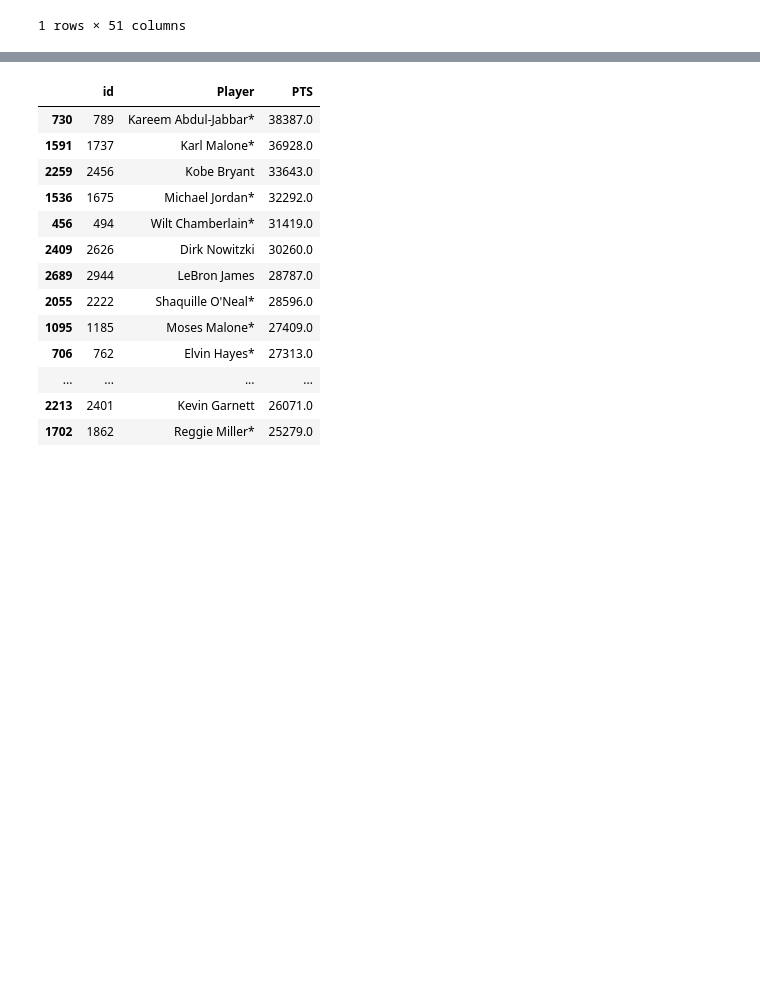
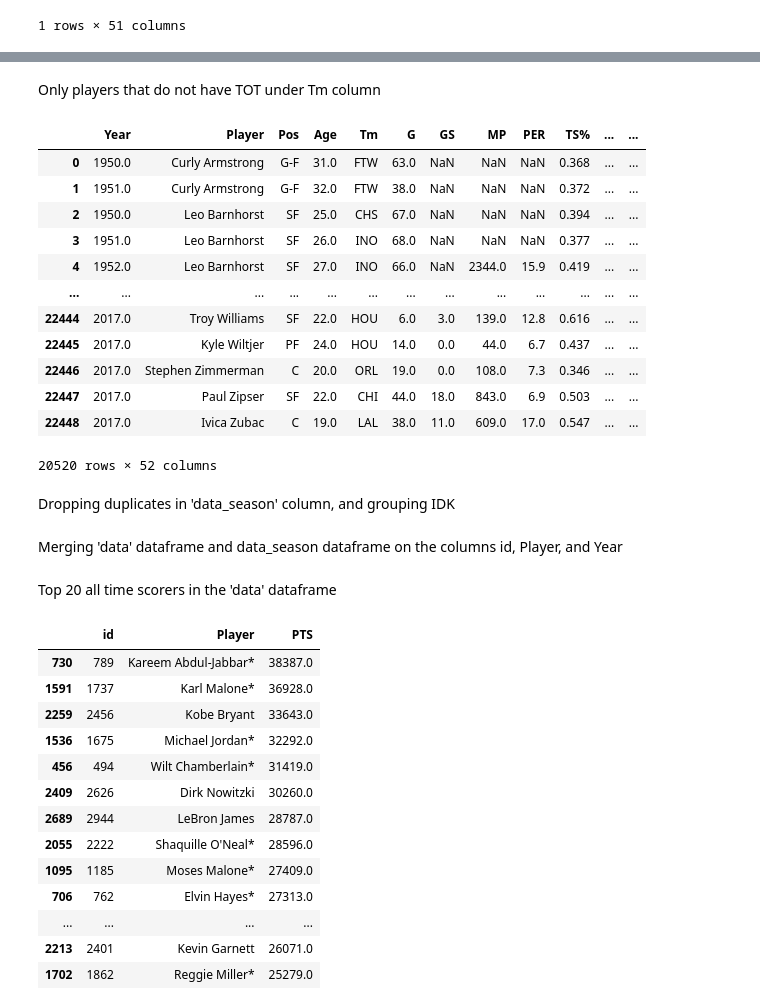
Before and after one commit to haydenj8/NBA_Project3, a Jupyter notebook: Predicting Hall of Famers.ipynb, the cells around one changed output, grey strips where cells are left out. Drawn from its saved outputs; the diff is of its cells as text; code cells hidden in the pictures; blank space fills up the shorter version.

```diff
--- a/Predicting Hall of Famers.ipynb
+++ b/Predicting Hall of Famers.ipynb
@@ -163,10 +292,33 @@ data = seasons_stats.merge(born, on=['Player', 'born'])
+# %% [markdown]
+Only players that do not have TOT under Tm column
 # %%
 data = data[data.Tm != 'TOT']
+data
+# %% [output]
+|  | Year | Player | Pos | Age | Tm | G | GS | MP | PER | TS% | ... | ... |
+| 0 | 1950.0 | Curly Armstrong | G-F | 31.0 | FTW | 63.0 | NaN | NaN | NaN | 0.368 | ... | ... |
+| 1 | 1951.0 | Curly Armstrong | G-F | 32.0 | FTW | 38.0 | NaN | NaN | NaN | 0.372 | ... | ... |
+| 2 | 1950.0 | Leo Barnhorst | SF | 25.0 | CHS | 67.0 | NaN | NaN | NaN | 0.394 | ... | ... |
+| 3 | 1951.0 | Leo Barnhorst | SF | 26.0 | INO | 68.0 | NaN | NaN | NaN | 0.377 | ... | ... |
+| 4 | 1952.0 | Leo Barnhorst | SF | 27.0 | INO | 66.0 | NaN | 2344.0 | 15.9 | 0.419 | ... | ... |
+| ... | ... | ... | ... | ... | ... | ... | ... | ... | ... | ... | ... | ... |
+| 22444 | 2017.0 | Troy Williams | SF | 22.0 | HOU | 6.0 | 3.0 | 139.0 | 12.8 | 0.616 | ... | ... |
+| 22445 | 2017.0 | Kyle Wiltjer | PF | 24.0 | HOU | 14.0 | 0.0 | 44.0 | 6.7 | 0.437 | ... | ... |
+| 22446 | 2017.0 | Stephen Zimmerman | C | 20.0 | ORL | 19.0 | 0.0 | 108.0 | 7.3 | 0.346 | ... | ... |
+| 22447 | 2017.0 | Paul Zipser | SF | 22.0 | CHI | 44.0 | 18.0 | 843.0 | 6.9 | 0.503 | ... | ... |
+| 22448 | 2017.0 | Ivica Zubac | C | 19.0 | LAL | 38.0 | 11.0 | 609.0 | 17.0 | 0.547 | ... | ... |
+20520 rows × 52 columns
+# %% [markdown]
+Dropping duplicates in 'data_season' column, and grouping  IDK
 # %%
 data_season =  data[['id', 'Player', 'Year']].drop_duplicates()
 data_season['season']  = data_season.groupby(['id', 'Player']).cumcount() + 1
+# %% [markdown]
+Merging 'data' dataframe and data_season dataframe on the columns id, Player, and Year
 # %%
 data = data.merge(data_season, on=['id', 'Player', 'Year'])
+# %% [markdown]
+Top 20 all time scorers in the 'data' dataframe
 # %%
 all_time_scorers = data[['Player', 'PTS', 'id']].groupby(['id', 'Player']).sum()
 all_time_scorers = all_time_scorers.reset_index()
```
Also changed, not shown: parts of 30 cells of this notebook, 2 other files.
